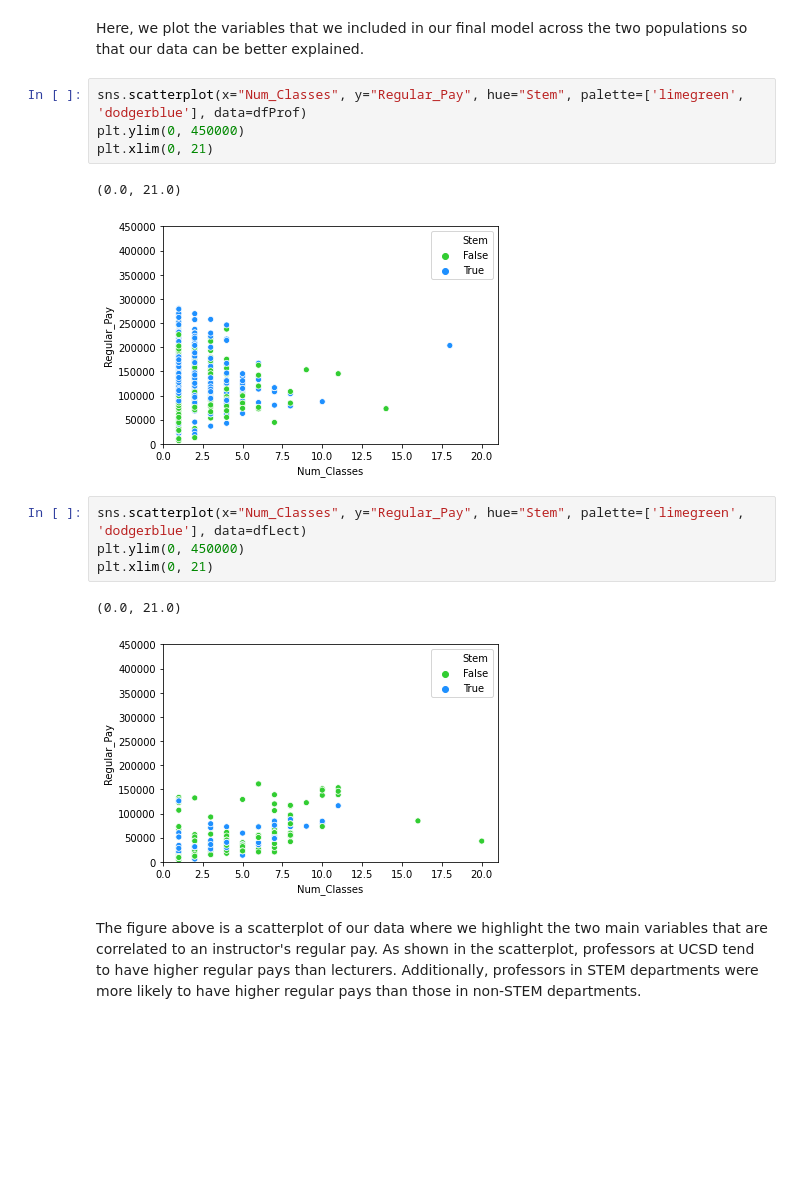
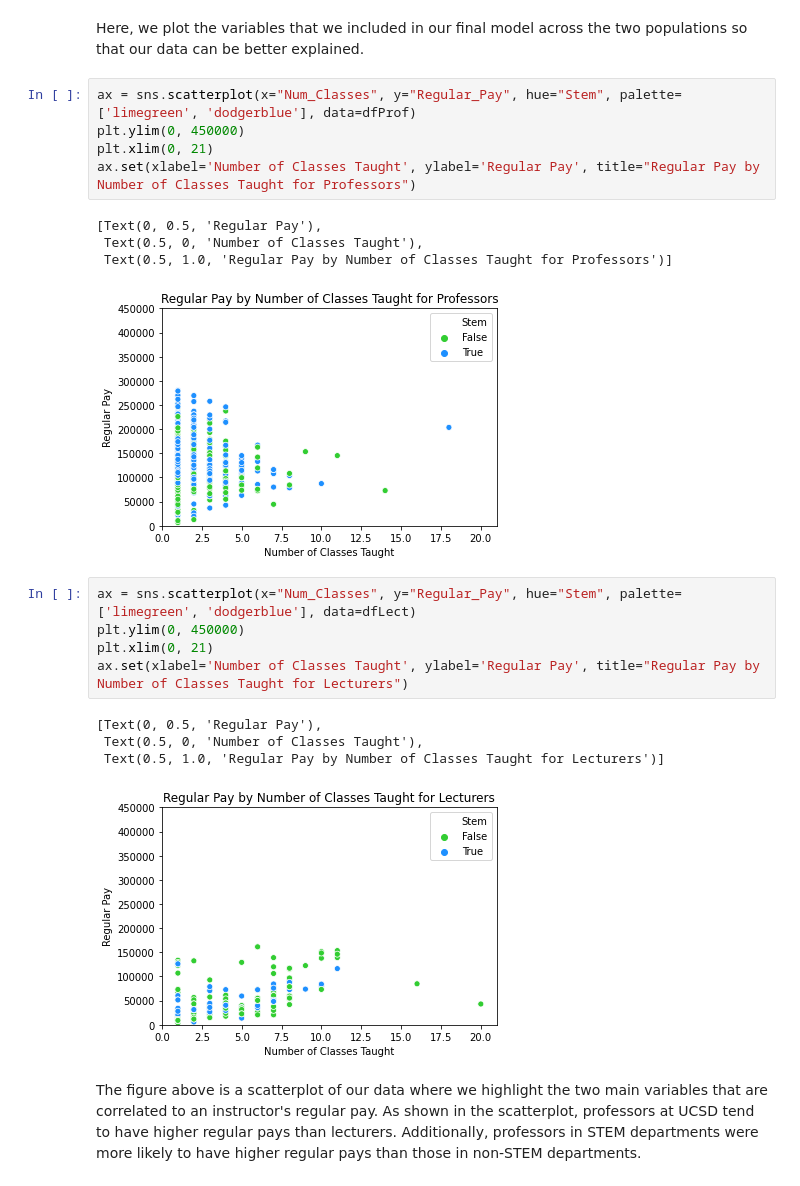
Before and after one commit to edyau8/COGS-108-Final-Project, a Jupyter notebook: FinalProject_group04.ipynb, the cells around one changed output. Cells and saved outputs as stored; diff of their text form; blank space fills up the shorter version.

```diff
--- a/FinalProject_group04.ipynb
+++ b/FinalProject_group04.ipynb
@@ -1323,19 +1324,25 @@ Finally, we ran the OLS regression model one last time on the Upper Division, St
 # %% [markdown]
 Here, we plot the variables that we included in our final model across the two populations so that our data can be better explained.
 # %%
-sns.scatterplot(x="Num_Classes", y="Regular_Pay", hue="Stem", palette=['limegreen', 'dodgerblue'], data=dfProf)
+ax = sns.scatterplot(x="Num_Classes", y="Regular_Pay", hue="Stem", palette=['limegreen', 'dodgerblue'], data=dfProf)
 plt.ylim(0, 450000)
 plt.xlim(0, 21)
+ax.set(xlabel='Number of Classes Taught', ylabel='Regular Pay', title="Regular Pay by Number of Classes Taught for Professors")
 # %% [output]
-(0.0, 21.0)
+[Text(0, 0.5, 'Regular Pay'),
+ Text(0.5, 0, 'Number of Classes Taught'),
+ Text(0.5, 1.0, 'Regular Pay by Number of Classes Taught for Professors')]
-[figure, old version]
+[figure, new version]
 # %%
-sns.scatterplot(x="Num_Classes", y="Regular_Pay", hue="Stem", palette=['limegreen', 'dodgerblue'], data=dfLect)
+ax = sns.scatterplot(x="Num_Classes", y="Regular_Pay", hue="Stem", palette=['limegreen', 'dodgerblue'], data=dfLect)
 plt.ylim(0, 450000)
 plt.xlim(0, 21)
+ax.set(xlabel='Number of Classes Taught', ylabel='Regular Pay', title="Regular Pay by Number of Classes Taught for Lecturers")
 # %% [output]
-(0.0, 21.0)
+[Text(0, 0.5, 'Regular Pay'),
+ Text(0.5, 0, 'Number of Classes Taught'),
+ Text(0.5, 1.0, 'Regular Pay by Number of Classes Taught for Lecturers')]
-[figure, old version]
+[figure, new version]
 # %% [markdown]
 The figure above is a scatterplot of our data where we highlight the two main variables that are correlated to an instructor's regular pay. As shown in the scatterplot, professors at UCSD tend to have higher regular pays than lecturers. Additionally, professors in STEM departments were more likely to have higher regular pays than those in non-STEM departments.
 # %% [markdown]
```
Also changed, not shown: parts of 20 cells of this notebook.
